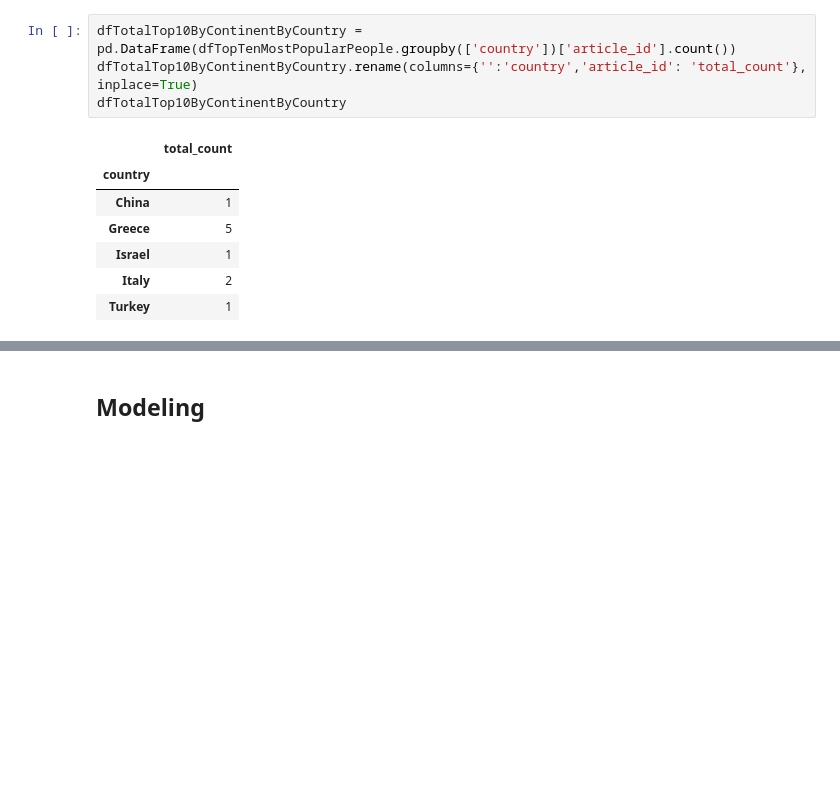
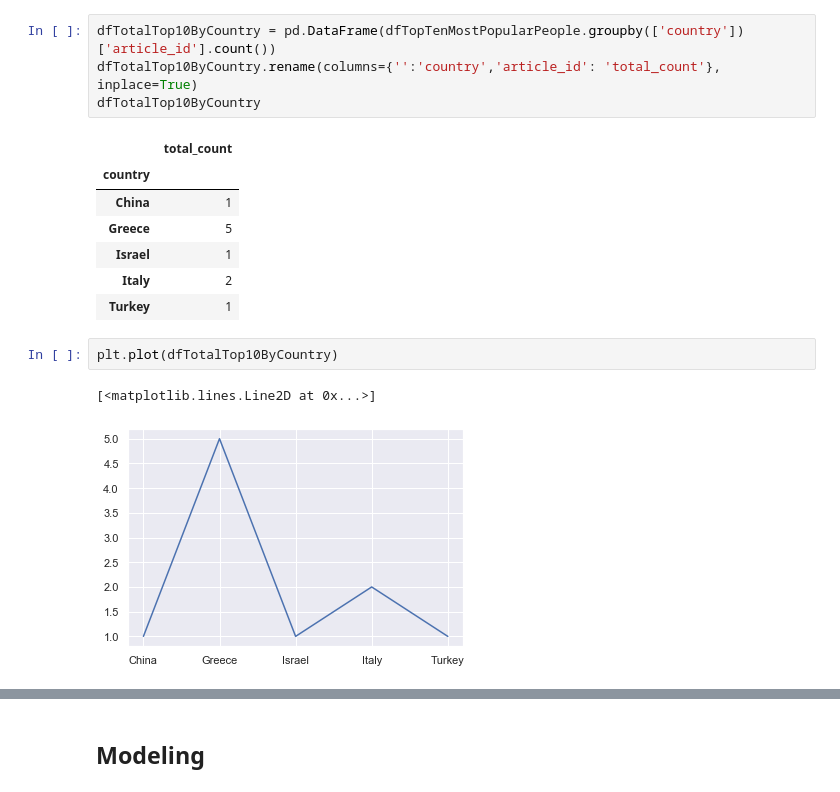
Before and after one commit to tbahng/ist652-final_project, a Jupyter notebook: Final_Project_Report.ipynb, the cells around one changed output, grey strips where cells are left out. Drawn from its saved outputs; the diff is of its cells as text; blank space fills up the shorter version.

```diff
--- a/Final_Project_Report.ipynb
+++ b/Final_Project_Report.ipynb
@@ -206,9 +206,9 @@ dfTopTenMostPopularPeople.loc[:,columnToDisplayCleanData]
 | 8 | Homer | Male | -800 | Turkey | Writer | 31.1087 | 27.13917 | 38.41861 | 20839405 | ... |
 | 9 | Pythagoras | Male | -570 | Greece | Philosopher | 31.0691 | 26.83333 | 37.75000 | 26168219 | ... |
 # %%
-dfTotalTop10ByContinentByCountry = pd.DataFrame(dfTopTenMostPopularPeople.groupby(['country'])['article_id'].count())
-dfTotalTop10ByContinentByCountry.rename(columns={'':'country','article_id': 'total_count'}, inplace=True)
-dfTotalTop10ByContinentByCountry
+dfTotalTop10ByCountry = pd.DataFrame(dfTopTenMostPopularPeople.groupby(['country'])['article_id'].count())
+dfTotalTop10ByCountry.rename(columns={'':'country','article_id': 'total_count'}, inplace=True)
+dfTotalTop10ByCountry
 # %% [output]
 |  | total_count |
 | country |  |
@@ -217,3 +217,8 @@ dfTotalTop10ByContinentByCountry
 | Israel | 1 |
 | Italy | 2 |
 | Turkey | 1 |
+# %%
+plt.plot(dfTotalTop10ByCountry)
+# %% [output]
+[<matplotlib.lines.Line2D at 0x...>]
+[figure, added]
```
Also changed, not shown: parts of 10 cells of this notebook.
